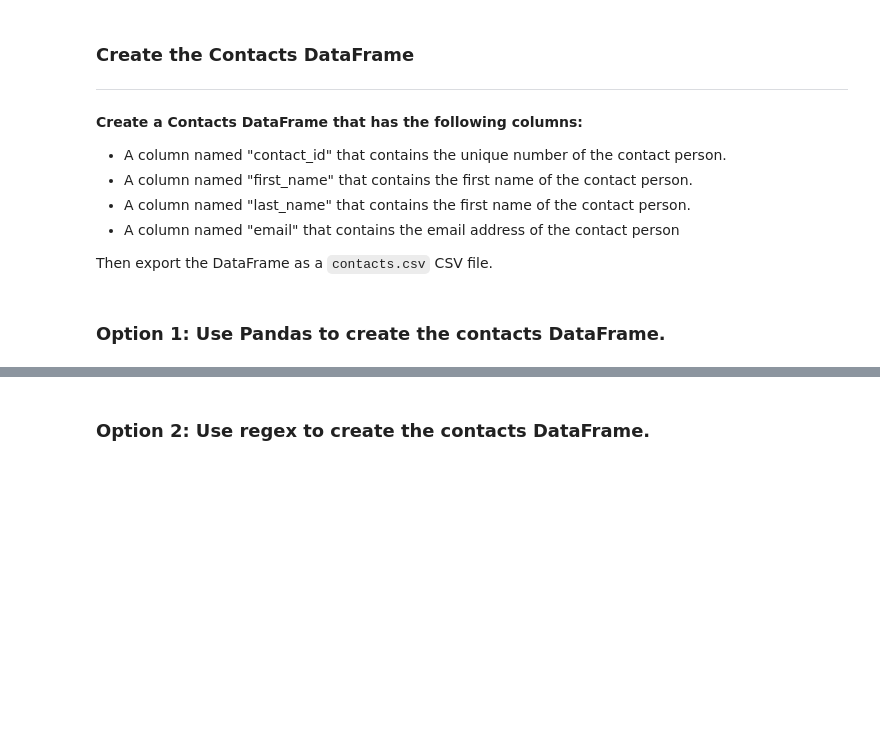
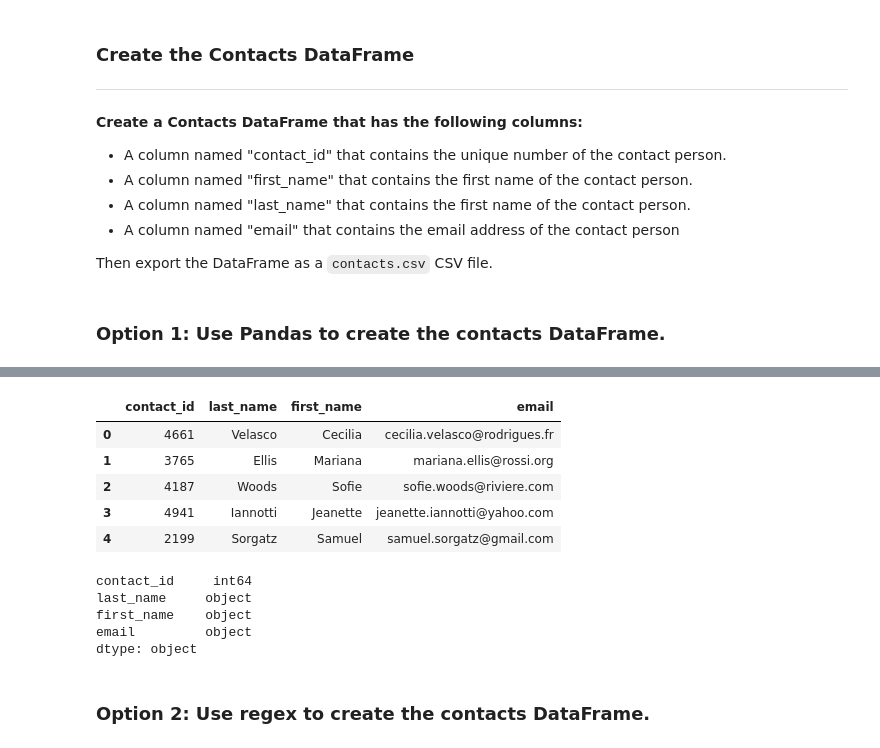
Before and after one commit to amshank1979/Crowdfunding_ETL, a Jupyter notebook: Starter_Files/ETL_Mini_Project_Starter_Code_a.shank_s.halliday.ipynb, the cells around one changed output, grey strips where cells are left out. Drawn from its saved outputs; the diff is of its cells as text; code cells hidden in the pictures; blank space fills up the shorter version.

```diff
--- a/Starter_Files/ETL_Mini_Project_Starter_Code_a.shank_s.halliday.ipynb
+++ b/Starter_Files/ETL_Mini_Project_Starter_Code_a.shank_s.halliday.ipynb
@@ -313,5 +361,24 @@ print(dict_values)
+# %%
+# Reorder the columns
+new_column_order = ['contact_id','last_name','first_name','email']
+contacts_df_clean = contact_df[new_column_order]
+contacts_df_clean.head()
+# %% [output]
+|  | contact_id | last_name | first_name | email |
+| 0 | 4661 | Velasco | Cecilia | cecilia.velasco@rodrigues.fr |
+| 1 | 3765 | Ellis | Mariana | mariana.ellis@rossi.org |
+| 2 | 4187 | Woods | Sofie | sofie.woods@riviere.com |
+| 3 | 4941 | Iannotti | Jeanette | jeanette.iannotti@yahoo.com |
+| 4 | 2199 | Sorgatz | Samuel | samuel.sorgatz@gmail.com |
 # %%
 # Check the datatypes one more time before exporting as CSV file.
+contacts_df_clean.dtypes
+# %% [output]
+contact_id     int64
+last_name     object
+first_name    object
+email         object
+dtype: object
 # %%
 # Export the DataFrame as a CSV file.
 contacts_df_clean.to_csv("Resources/contacts.csv", encoding='utf8', index=False)
```
Also changed, not shown: parts of 9 cells of this notebook.
